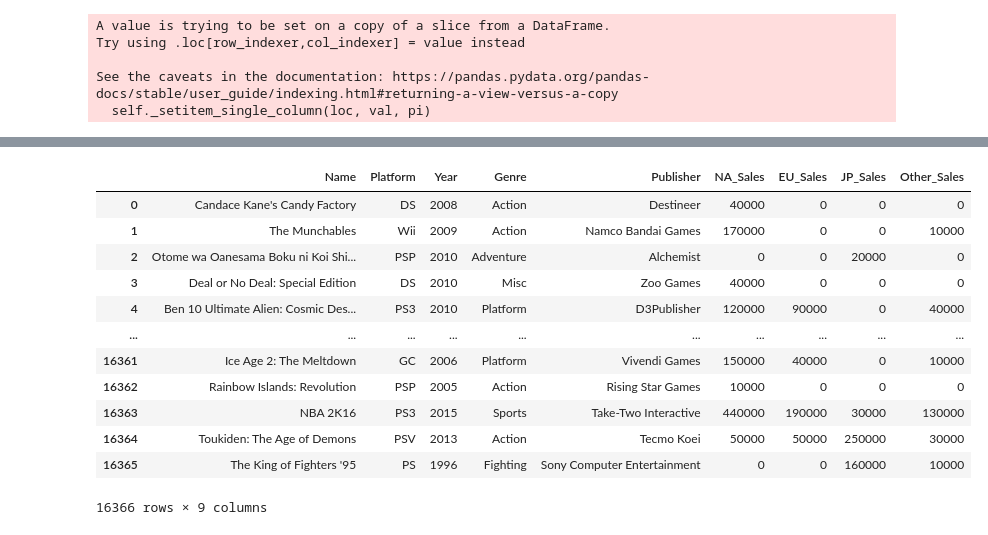
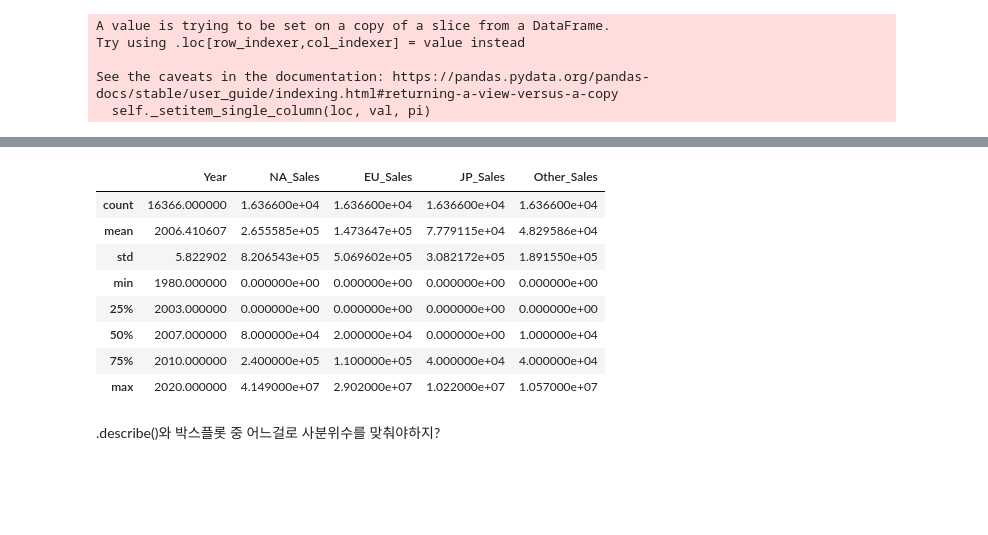
Before and after one commit to Ryu4824/Section_1_Project, a Jupyter notebook: Section_1_Project.ipynb, the cells around one changed output, grey strips where cells are left out. Cells and saved outputs as stored; diff of their text form; code cells hidden in the pictures; blank space fills up the shorter version.

```diff
--- a/Section_1_Project.ipynb
+++ b/Section_1_Project.ipynb
@@ -231,7 +233,7 @@ df_copy
 | 16365 | The King of Fighters '95 | PS | 1996 | Fighting | Sony Computer Entertainment | 0 | 0 | 0.16 | 0.01 |
 16366 rows × 9 columns
 # %%
-sales = ['NA_Sales',	'EU_Sales',	'JP_Sales',	'Other_Sales']
+'''sales = ['NA_Sales',	'EU_Sales',	'JP_Sales',	'Other_Sales']
 for sal_name in sales:
   for i, value in enumerate(df_copy[sal_name]):
     if value[-1] == 'M':
@@ -239,5 +241,5 @@ for sal_name in sales:
     elif value[-1] == 'K':
       df_copy.loc[i, sal_name] = float(value[:-1]) * 1000
     else:
-      df_copy.loc[i, sal_name] = float(value) * 1000000
+      df_copy.loc[i, sal_name] = float(value) * 1000000'''
 # %% [output]
@@ -248,0 +247,12 @@ See the caveats in the documentation: https://pandas.pydata.org/pandas-docs/stab
+# %%
+def value(sale):
+  if sale[-1] == 'M':
+    return float(sale[:-1]) * 1000000
+  elif sale[-1] == 'K':
+    return float(sale[:-1]) * 1000
+  else:
+    return float(sale) * 1000000
+
+sales = ['NA_Sales',	'EU_Sales',	'JP_Sales',	'Other_Sales']
+for i in sales:
+  df_copy[i] = df_copy[i].apply(value)
@@ -257,16 +366,14 @@ See the caveats in the documentation: https://pandas.pydata.org/pandas-docs/stab
 # %%
-df_copy
+df_copy.describe()
 # %% [output]
-|  | Name | Platform | Year | Genre | Publisher | NA_Sales | EU_Sales | JP_Sales | Other_Sales |
-| 0 | Candace Kane's Candy Factory | DS | 2008 | Action | Destineer | 40000 | 0 | 0 | 0 |
-| 1 | The Munchables | Wii | 2009 | Action | Namco Bandai Games | 170000 | 0 | 0 | 10000 |
-| 2 | Otome wa Oanesama Boku ni Koi Shi... | PSP | 2010 | Adventure | Alchemist | 0 | 0 | 20000 | 0 |
-| 3 | Deal or No Deal: Special Edition | DS | 2010 | Misc | Zoo Games | 40000 | 0 | 0 | 0 |
-| 4 | Ben 10 Ultimate Alien: Cosmic Des... | PS3 | 2010 | Platform | D3Publisher | 120000 | 90000 | 0 | 40000 |
-| ... | ... | ... | ... | ... | ... | ... | ... | ... | ... |
-| 16361 | Ice Age 2: The Meltdown | GC | 2006 | Platform | Vivendi Games | 150000 | 40000 | 0 | 10000 |
-| 16362 | Rainbow Islands: Revolution | PSP | 2005 | Action | Rising Star Games | 10000 | 0 | 0 | 0 |
-| 16363 | NBA 2K16 | PS3 | 2015 | Sports | Take-Two Interactive | 440000 | 190000 | 30000 | 130000 |
-| 16364 | Toukiden: The Age of Demons | PSV | 2013 | Action | Tecmo Koei | 50000 | 50000 | 250000 | 30000 |
-| 16365 | The King of Fighters '95 | PS | 1996 | Fighting | Sony Computer Entertainment | 0 | 0 | 160000 | 10000 |
+|  | Year | NA_Sales | EU_Sales | JP_Sales | Other_Sales |
+| count | 16366.000000 | 1.636600e+04 | 1.636600e+04 | 1.636600e+04 | 1.636600e+04 |
+| mean | 2006.410607 | 2.655585e+05 | 1.473647e+05 | 7.779115e+04 | 4.829586e+04 |
+| std | 5.822902 | 8.206543e+05 | 5.069602e+05 | 3.082172e+05 | 1.891550e+05 |
+| min | 1980.000000 | 0.000000e+00 | 0.000000e+00 | 0.000000e+00 | 0.000000e+00 |
+| 25% | 2003.000000 | 0.000000e+00 | 0.000000e+00 | 0.000000e+00 | 0.000000e+00 |
+| 50% | 2007.000000 | 8.000000e+04 | 2.000000e+04 | 0.000000e+00 | 1.000000e+04 |
+| 75% | 2010.000000 | 2.400000e+05 | 1.100000e+05 | 4.000000e+04 | 4.000000e+04 |
+| max | 2020.000000 | 4.149000e+07 | 2.902000e+07 | 1.022000e+07 | 1.057000e+07 |
-16366 rows × 9 columns
+# %% [markdown]
+.describe()와 박스플롯 중 어느걸로 사분위수를 맞춰야하지?
```
Also changed, not shown: parts of 20 cells of this notebook.
